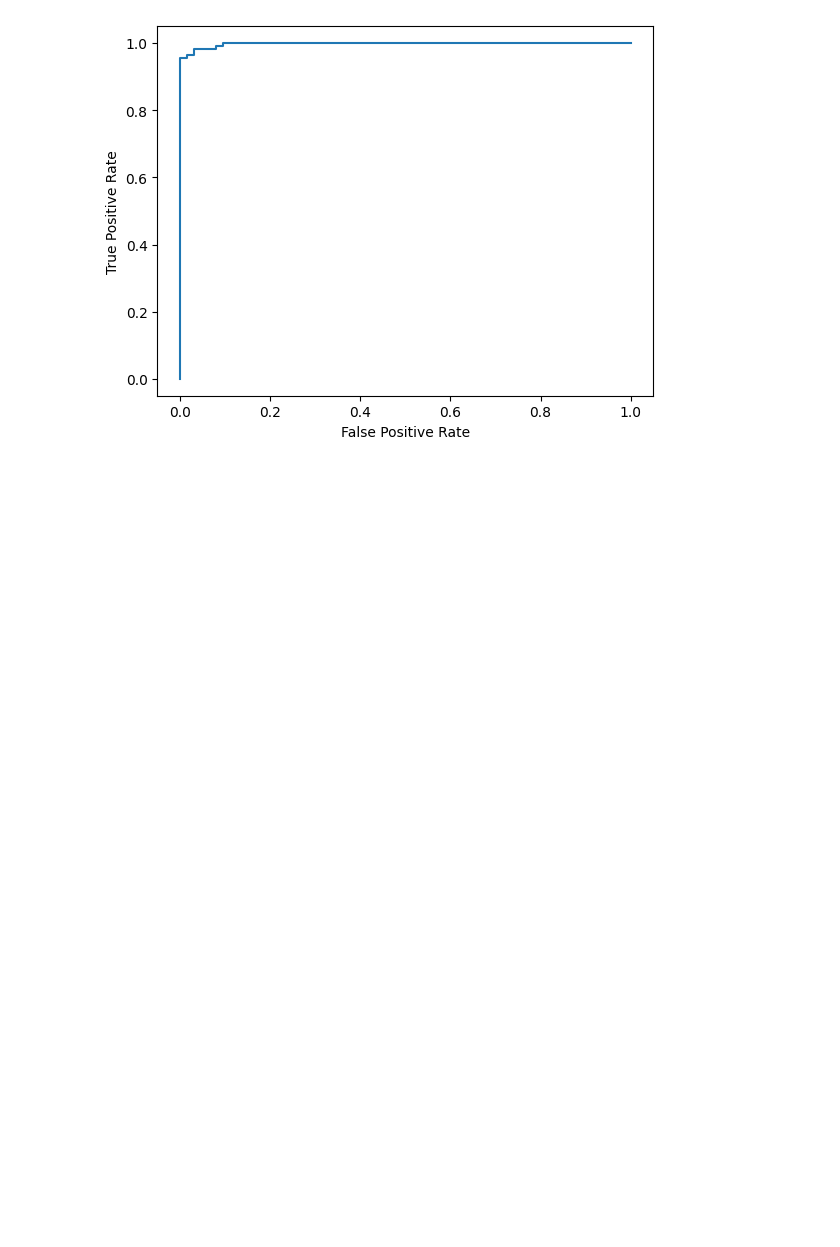
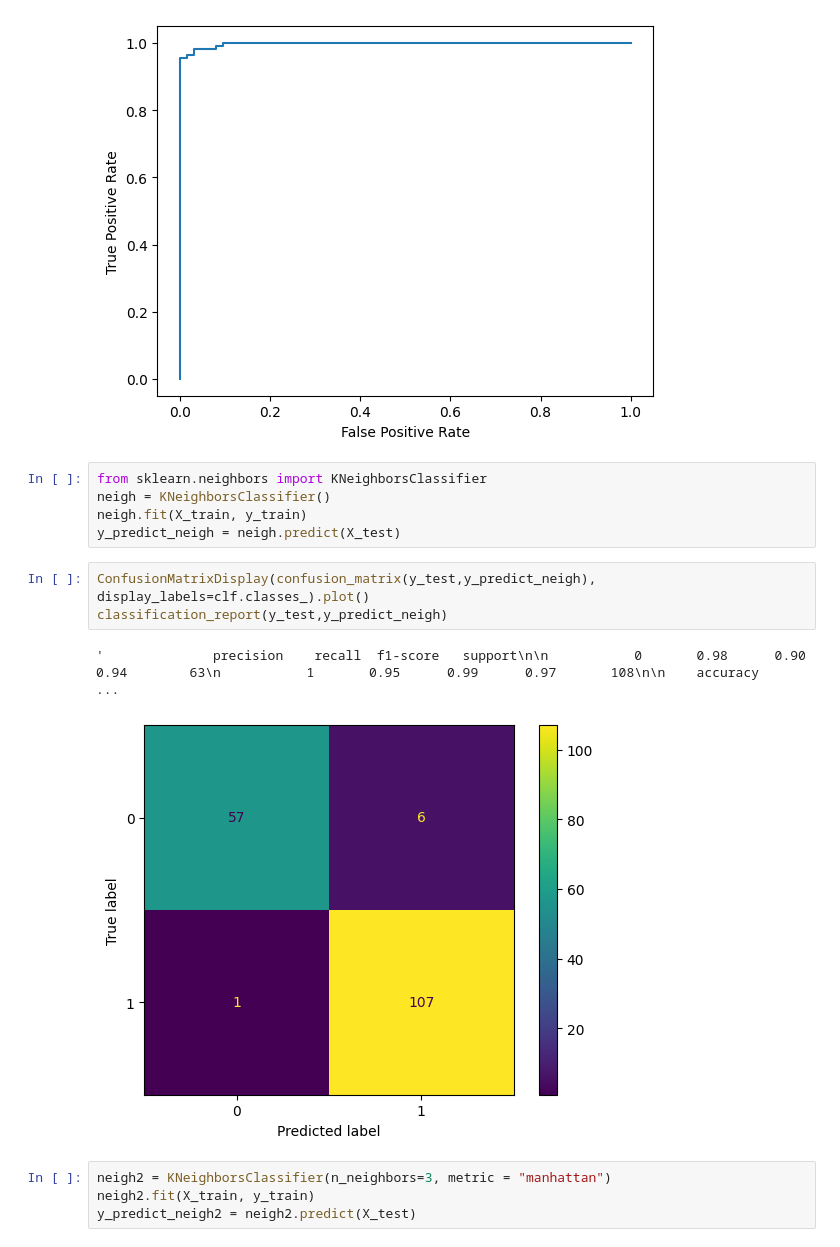
Before and after one commit to UEPP40/PUM, a Jupyter notebook: Klasyfikacja_binarna_regresja_logistyczna.ipynb, the cells around one changed output. Saved outputs shown, nothing was run; the diff lists cells and outputs as text; blank space fills up the shorter version.

```diff
--- a/Klasyfikacja_binarna_regresja_logistyczna.ipynb
+++ b/Klasyfikacja_binarna_regresja_logistyczna.ipynb
@@ -79,3 +79,18 @@ fpr, tpr, _ = roc_curve(y_test, y_score, pos_label=clf.classes_[1])
 roc_display = RocCurveDisplay(fpr=fpr, tpr=tpr).plot()
 # %% [output]
 [figure]
+# %%
+from sklearn.neighbors import KNeighborsClassifier
+neigh = KNeighborsClassifier()
+neigh.fit(X_train, y_train)
+y_predict_neigh = neigh.predict(X_test)
+# %%
+ConfusionMatrixDisplay(confusion_matrix(y_test,y_predict_neigh), display_labels=clf.classes_).plot()
+classification_report(y_test,y_predict_neigh)
+# %% [output]
+'              precision    recall  f1-score   support\n\n           0       0.98      0.90      0.94        63\n           1       0.95      0.99      0.97       108\n\n    accuracy                   ...
+[figure, added]
+# %%
+neigh2 = KNeighborsClassifier(n_neighbors=3, metric = "manhattan")
+neigh2.fit(X_train, y_train)
+y_predict_neigh2 = neigh2.predict(X_test)
```
Also changed, not shown: parts of 1 cell of this notebook.
